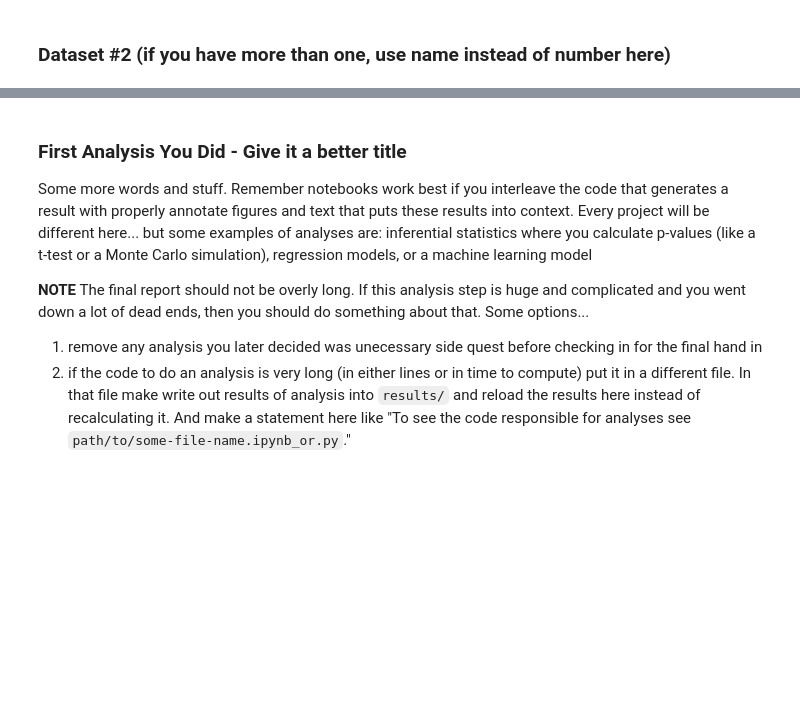
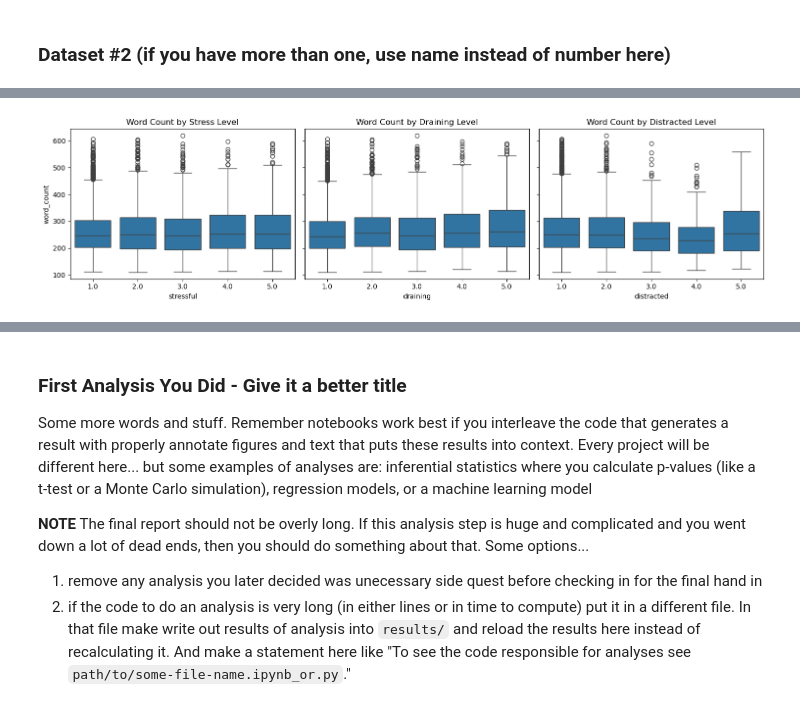
Before and after one commit to emw017/Group125_WI26, a Jupyter notebook: 03-FinalProject.ipynb, the cells around one changed output, grey strips where cells are left out. Saved outputs shown, nothing was run; the diff lists cells and outputs as text; code cells hidden in the pictures; blank space fills up the shorter version.

```diff
--- a/03-FinalProject.ipynb
+++ b/03-FinalProject.ipynb
@@ -112,0 +141,22 @@ Instructions: REPLACE the contents of this cell with your work, including any up
+# %%
+fig, axes = plt.subplots(1, 3, figsize=(15, 4), sharey=True)
+
+sns.boxplot(data=hippo, x='stressful', y='word_count', ax=axes[0])
+axes[0].set_title('Word Count by Stress Level')
+axes[0].set_xlabel('stressful')
+axes[0].set_ylabel('word_count')
+
+sns.boxplot(data=hippo, x='draining', y='word_count', ax=axes[1])
+axes[1].set_title('Word Count by Draining Level')
+axes[1].set_xlabel('draining')
+axes[1].set_ylabel('')
+
+sns.boxplot(data=hippo, x='distracted', y='word_count', ax=axes[2])
+axes[2].set_title('Word Count by Distracted Level')
+axes[2].set_xlabel('distracted')
+axes[2].set_ylabel('')
+
+plt.tight_layout()
+plt.show()
+# %% [output]
+[figure, added]
```
Also changed, not shown: parts of 19 cells of this notebook.
